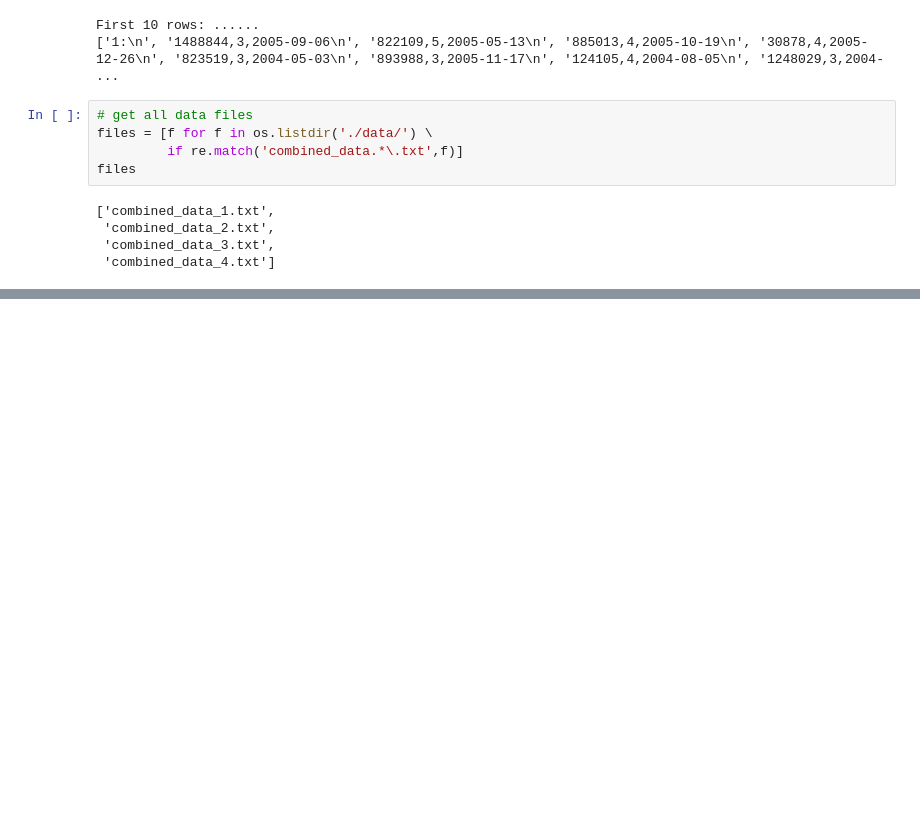
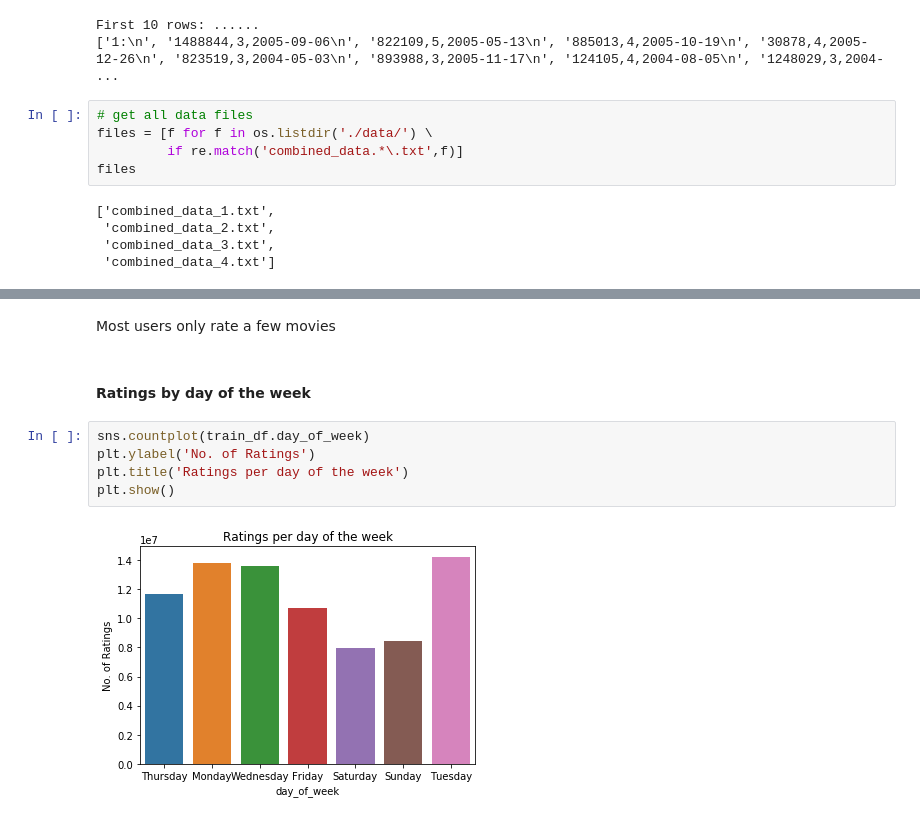
Before and after one commit to subhasisj/python-projects, a Jupyter notebook: Machine_Learning_Projects/Netflix_Movie_Recommendation/Netflix_movie_recommendation.ipynb, the cells around one changed output, grey strips where cells are left out. Cells and saved outputs as stored; diff of their text form; blank space fills up the shorter version.

```diff
--- a/Machine_Learning_Projects/Netflix_Movie_Recommendation/Netflix_movie_recommendation.ipynb
+++ b/Machine_Learning_Projects/Netflix_Movie_Recommendation/Netflix_movie_recommendation.ipynb
@@ -115,0 +272,11 @@ Total Time Taken: 0:09:22.860625
+# %% [markdown]
+Most users only rate a few movies
+# %% [markdown]
+#### Ratings by day of the week
+# %%
+sns.countplot(train_df.day_of_week)
+plt.ylabel('No. of Ratings')
+plt.title('Ratings per day of the week')
+plt.show()
+# %% [output]
+[figure, added]
```
Also changed, not shown: parts of 37 cells of this notebook, 1 other file.
